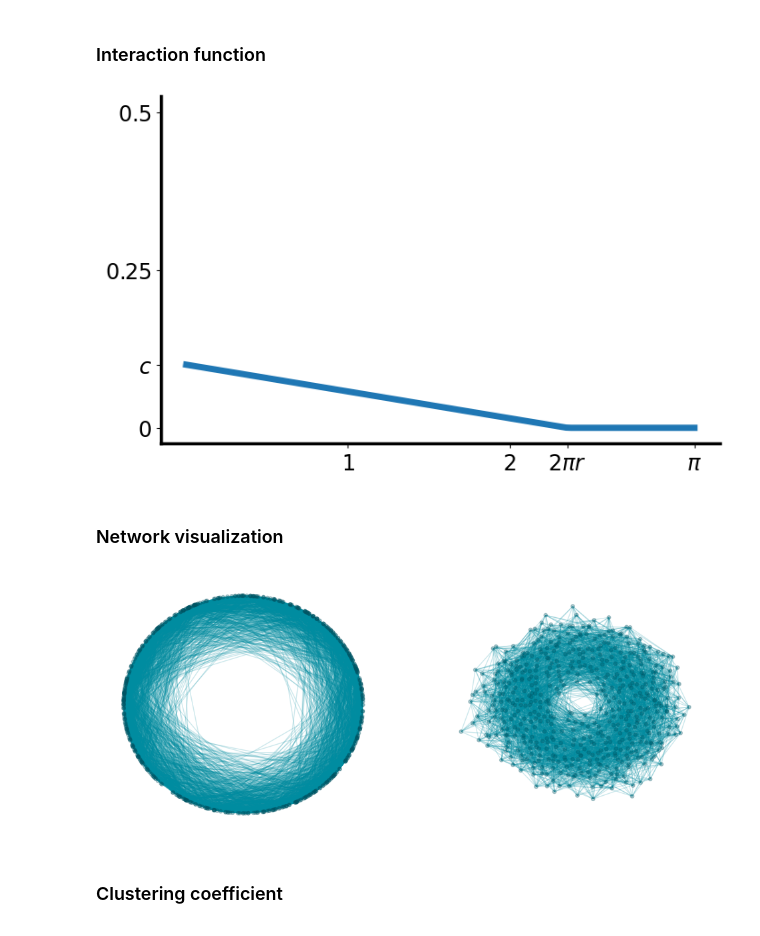
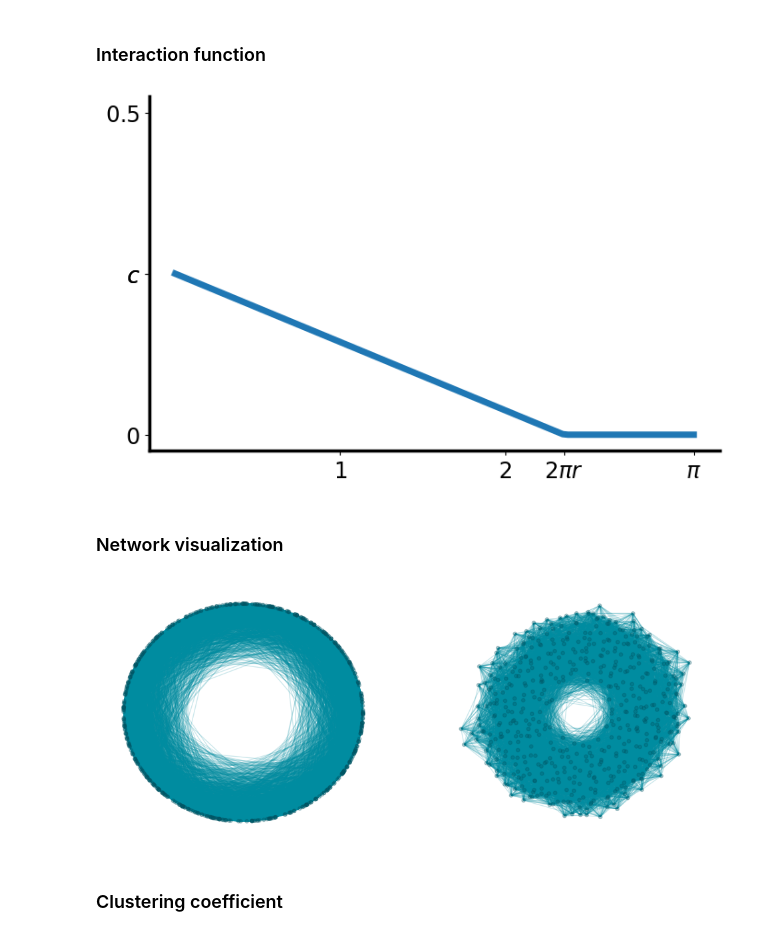
Before and after one commit to ClusterDuck123/ringity, a Jupyter notebook: doc/paper_figures/Fig3-network_model_parameters.ipynb, the cells around one changed output. Drawn from its saved outputs; the diff is of its cells as text; code cells hidden in the pictures.

Commit message:
safety commit for Fig3-network-model-parameters

```diff
--- a/doc/paper_figures/Fig3-network_model_parameters.ipynb
+++ b/doc/paper_figures/Fig3-network_model_parameters.ipynb
@@ -25,46 +30,49 @@ DIRNAME_DATA = Path.cwd().parent / 'data'
 # %% [markdown]
 ### Set model parameters
 # %%
-N = 2**9
-
 config_dict = {
     'default' : {
-        'c' : 0.1,
+        'c' : 0.25,
         'r' : 0.25,
         'beta' : 1,
         'rho' : None,
     },
     'longer_response' : {
-        'c' : 0.1,
+        'c' : 0.25,
         'r' : 0.375,
         'beta' : 1,
         'rho' : None,
     },
     'stronger_coupling' : {
-        'c' : 0.1,
+        'c' : 0.375,
         'r' : 0.25,
         'beta' : 1,
         'rho' : None,
     },
     'shorter_delay' : {
-        'c' : 0.1,
+        'c' : 0.25,
         'r' : 0.25,
         'beta' : 0.75,
         'rho' : None,
     },
     'higher_density_fixed_response' : {
         'c' : None,
-        'r' : 0.375,
+        'r' : 0.25,
         'beta' : 1,
-        'rho' : 0.05,
+        'rho' : 0.0625,
     },
     'higher_density_fixed_coupling' : {
-        'c' : 0.1,
+        'c' : 0.25,
         'r' : None,
         'beta' : 1,
-        'rho' : 0.05,
+        'rho' : 0.0625,
     }
 }
+# %%
+N = 2**10
+
+N_ENSEMBLE = 2**3
+N_ARG_POINTS = 2**4
 # %% [markdown]
 ### Auciliary functions
 # %%
@@ -140,10 +267,9 @@ arg_list = np.linspace(0, 1, n_arg_points+1)[1:]
 ## Longer Response
 # %%
 configuration = 'longer_response'
-kwargs = config_dict[configuration]
 
 G, pos, builder = rng.network_model(
                                 N = N,
                                 return_positions = True,
                                 return_builder = True,
-                                **kwargs)
+                                **config_dict[configuration])
@@ -153,26 +276,15 @@ spring_layout = nx.spring_layout(G)
 # %% [markdown]
 ### Interaction function
 # %%
-fig_func, ax = plt.subplots(figsize = (8,5))
-
-draw_interaction_function(builder, ax)
+intfunc_fig = draw_interaction_function(builder)
 # %% [output]
-[figure, old version]
+[figure, new version]
 # %% [markdown]
 ### Network visualization
 # %%
-netviz_fig, (ax1, ax2) = plt.subplots(1, 2, figsize = (12,5))
-
-ax1.set_xlim(-1.175,1.175)
-ax1.set_ylim(-1.175,1.175)
-
-ax2.set_xlim(-1.175,1.175)
-ax2.set_ylim(-1.175,1.175)
-
-rng.plot_nx(G, ax=ax1, pos = circ_layout)
-rng.plot_nx(G, ax=ax2, pos = spring_layout)
+netviz_fig = draw_network_visualiztion(builder, N = 2**9, layout = 'both')
 # %% [output]
-[figure, old version]
+[figure, new version]
 # %% [markdown]
 ### Clustering coefficient
 # %%
```
Also changed, not shown: parts of 120 cells of this notebook, 1 other file.
